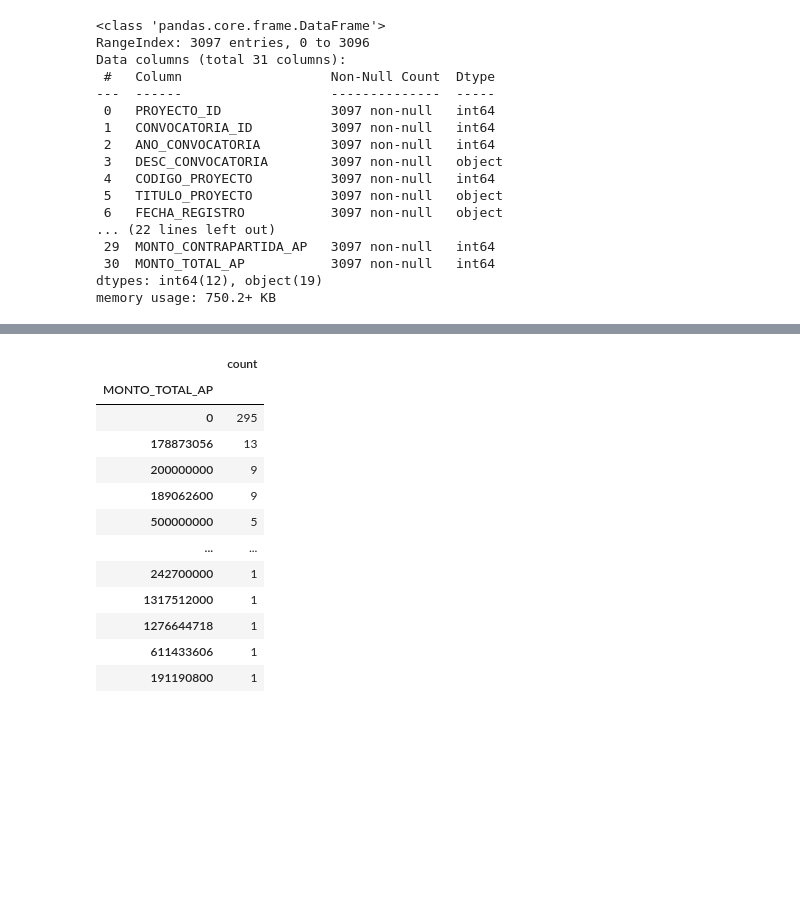
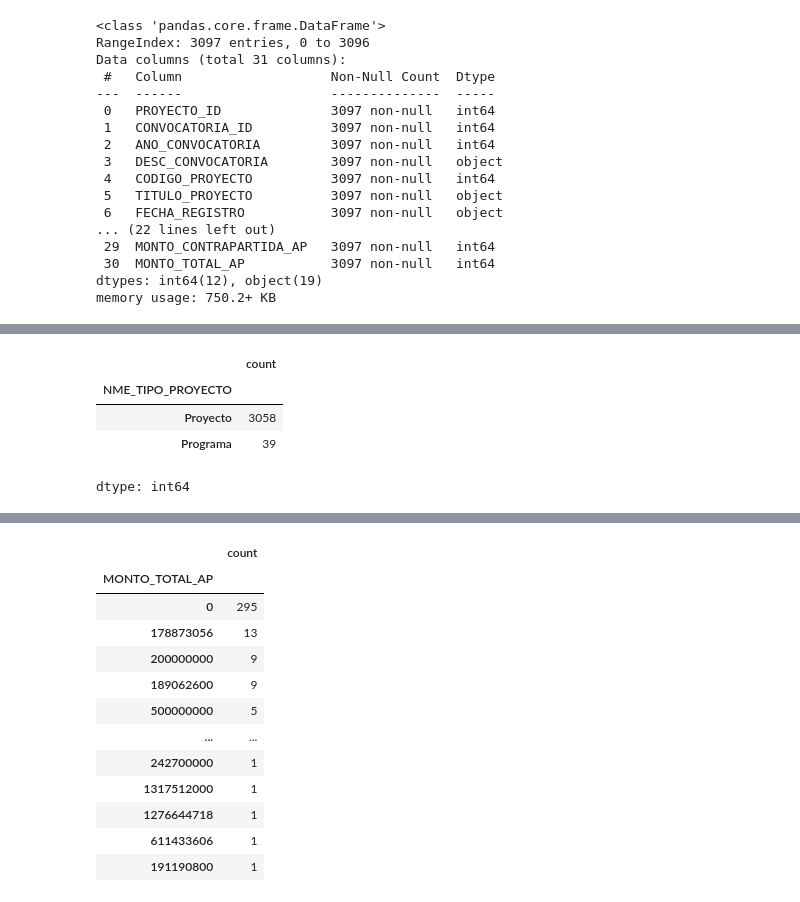
Before and after one commit to EstherSiatoya/ProyectoAnalisisdeDatos, a Jupyter notebook: ProyectoAnalisisDatos.ipynb, the cells around one changed output, grey strips where cells are left out. Cells and saved outputs as stored; diff of their text form; code cells hidden in the pictures; blank space fills up the shorter version.

```diff
--- a/ProyectoAnalisisDatos.ipynb
+++ b/ProyectoAnalisisDatos.ipynb
@@ -38,0 +60,8 @@ memory usage: 750.2+ KB
+# %%
+df['NME_TIPO_PROYECTO'].value_counts()
+# %% [output]
+|  | count |
+| NME_TIPO_PROYECTO |  |
+| Proyecto | 3058 |
+| Programa | 39 |
+dtype: int64
```
Also changed, not shown: parts of 5 cells of this notebook.
